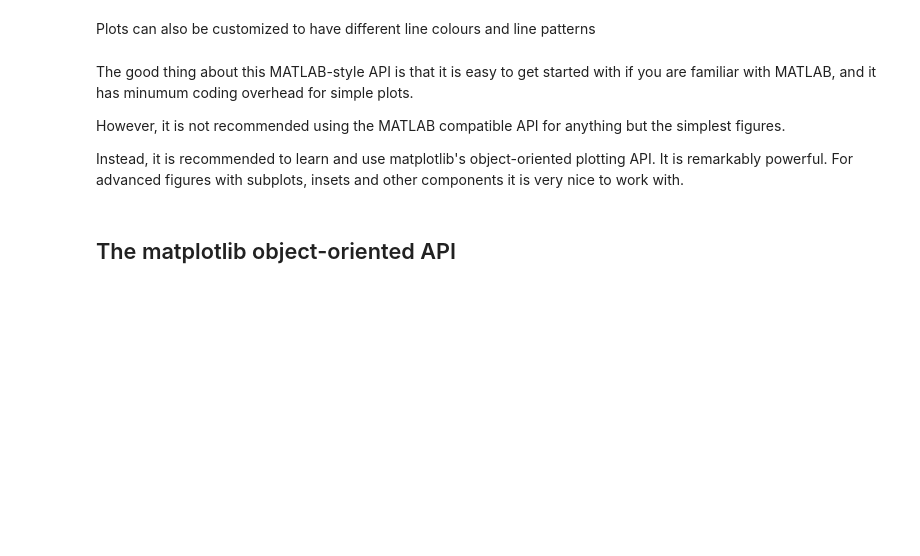
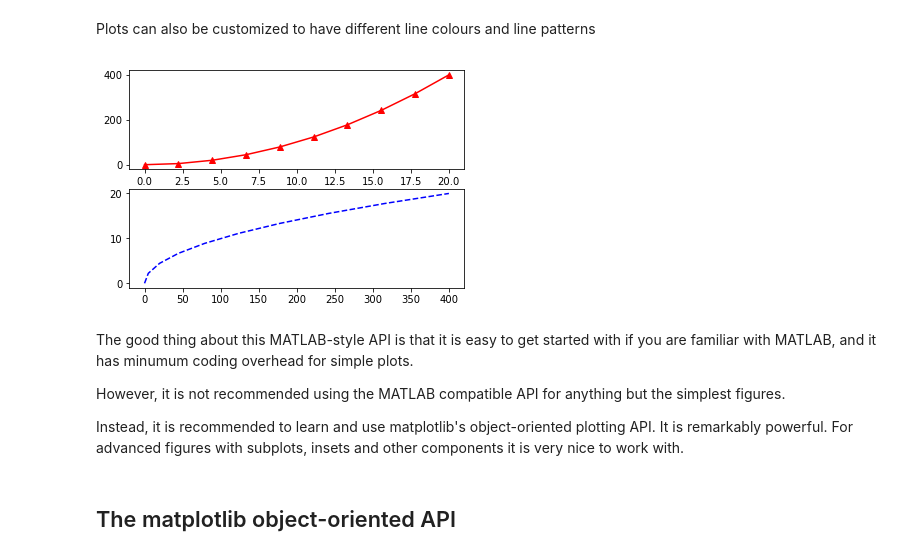
Before and after one commit to fdaus/PythonDataStar, a Jupyter notebook: 05/Python5.ipynb, the cells around one changed output. Cells and saved outputs as stored; diff of their text form; code cells hidden in the pictures; blank space fills up the shorter version.

```diff
--- a/05/Python5.ipynb
+++ b/05/Python5.ipynb
@@ -75,10 +79,12 @@ axes[1,1].set(title='Lower Right')
 # %% [markdown]
 Plots can also be customized to have different line colours and line patterns
 # %%
-plt.subplot(1,2,1)
-plt.plot(x, y, 'r*-')      # find out more how to change the colour and line patterns
-plt.subplot(1,2,2)
+plt.subplot(2,1,1)
+plt.plot(x, y, 'r^-')      # find out more how to change the colour and line patterns
+plt.subplot(2,1,2)
 plt.plot(y, x, 'b--');
+# %% [output]
+[figure, added]
 # %% [markdown]
 The good thing about this MATLAB-style API is that it is easy to get started with if you are familiar with MATLAB, and it has minumum coding overhead for simple plots.
 
```
Also changed, not shown: parts of 32 cells of this notebook, 3 other files.
